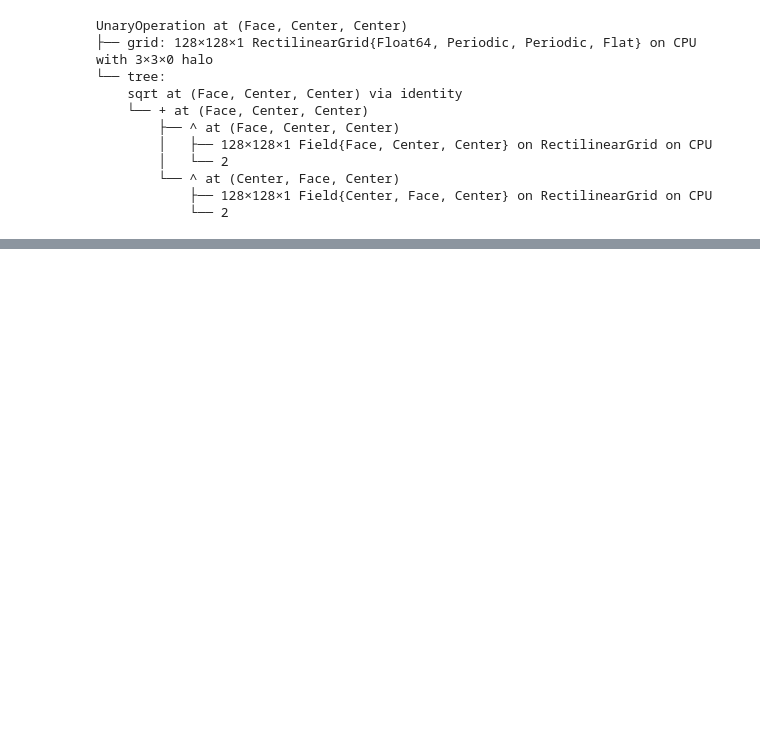
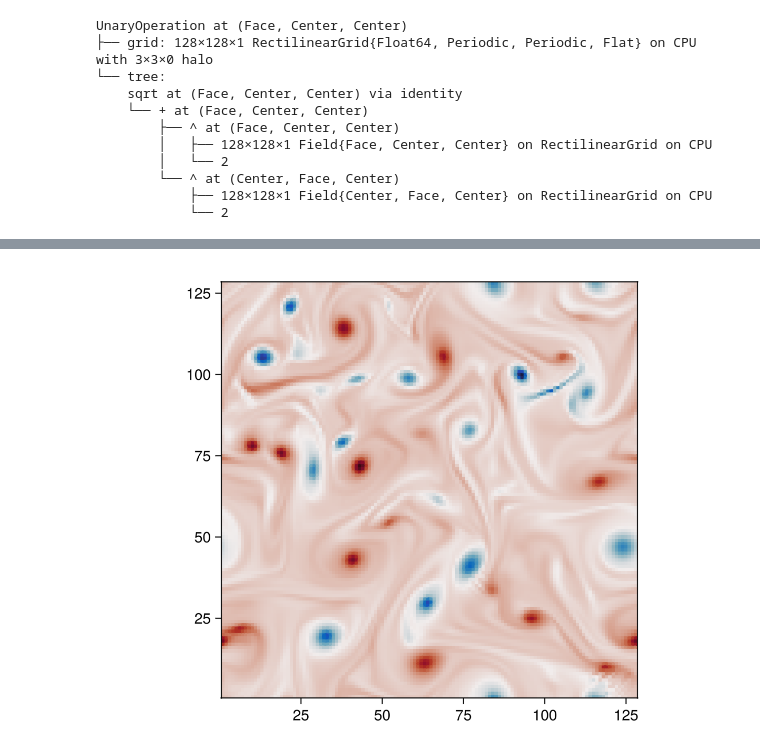
Before and after one commit to glwagner/SwimLessons.jl, a Jupyter notebook: lessons/02_two_dimensional_turbulence.ipynb, the cells around one changed output, grey strips where cells are left out. Saved outputs shown, nothing was run; the diff lists cells and outputs as text; code cells hidden in the pictures; blank space fills up the shorter version.

```diff
--- a/lessons/02_two_dimensional_turbulence.ipynb
+++ b/lessons/02_two_dimensional_turbulence.ipynb
@@ -64,0 +238,9 @@ fig
+# %%
+compute!(ω)
+
+fig = Figure()
+ax = Axis(fig[1, 1], aspect=1)
+heatmap!(ax, interior(ω, :, :, 1), colormap=:balance)
+fig
+# %% [output]
+[figure, added]
```
Also changed, not shown: parts of 26 cells of this notebook, 4 other files.
